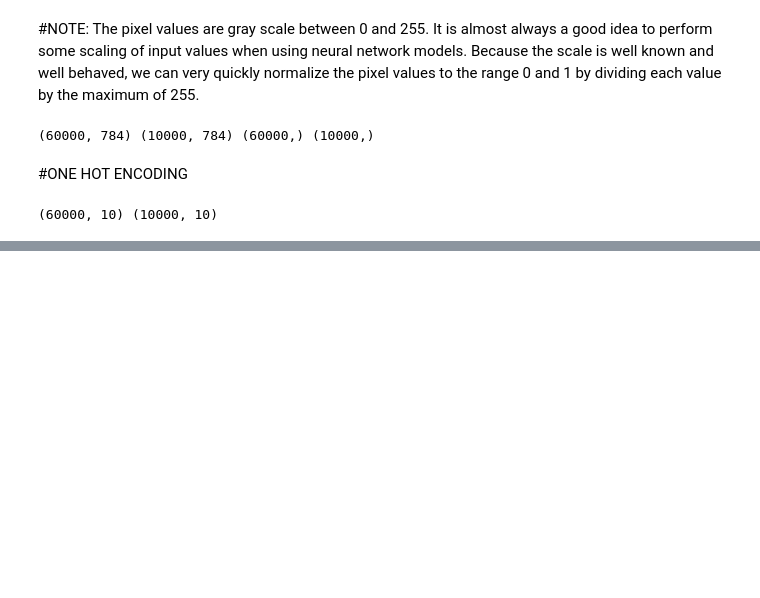
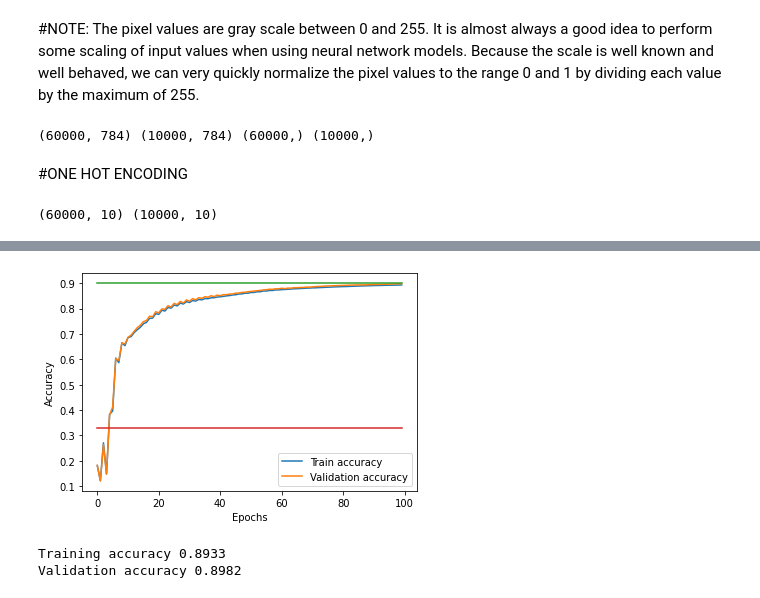
Before and after one commit to NavedAFZ/Digit_recong, a Jupyter notebook: DIGIT_recong.ipynb, the cells around one changed output, grey strips where cells are left out. Cells and saved outputs as stored; diff of their text form; code cells hidden in the pictures; blank space fills up the shorter version.

```diff
--- a/DIGIT_recong.ipynb
+++ b/DIGIT_recong.ipynb
@@ -137,3 +182,17 @@ class FFSN_MultiClass:
+# %%
+def print_accuracy():
+    Y_pred_train = model.predict(X_train)
+    Y_pred_train = np.argmax(Y_pred_train,1)
+    Y_pred_val = model.predict(X_test)
+    Y_pred_val = np.argmax(Y_pred_val,1)
+    accuracy_train = accuracy_score(Y_pred_train, y_train)
+    accuracy_val = accuracy_score(Y_pred_val, y_test)
+    print("Training accuracy", round(accuracy_train, 4))
+    print("Validation accuracy", round(accuracy_val, 4))
+
+    if False:
+      plt.scatter(X_train[:,0], X_train[:,1], c=Y_pred_train, cmap=my_cmap, s=15*(np.abs(np.sign(Y_pred_train-Y_train))+.1))
+      plt.show()
 # %% [markdown]
 # NOTE:   The training dataset is structured as a 3-dimensional array of instance, image width and image height. For a multi-layer perceptron model we must reduce the images down into a vector of pixels. In this case the 28×28 sized images will be 784 pixel input values.
 
@@ -160,3 +219,8 @@ y_OH_val = enc.fit_transform(np.expand_dims(y_test,1)).toarray()
 print(y_OH_train.shape, y_OH_val.shape)
 # %% [output]
 (60000, 10) (10000, 10)
+# %%
+model = FFNetwork(num_hidden=64)
+model.fit(X_train, y_OH_train, epochs=100, eta=1, display_loss=False)
+print_accuracy()
+# %% [output]
@@ -163,3 +228,6 @@ print(y_OH_train.shape, y_OH_val.shape)
+[figure, added]
+Training accuracy 0.8933
+Validation accuracy 0.8982
 # %%
 ffsn_multi = FFSN_MultiClass(784,10,[2,3])
 ffsn_multi.fit(X_train,y_OH_train,epochs=200,learning_rate=.005,display_loss=True)
```
Also changed, not shown: parts of 6 cells of this notebook.
